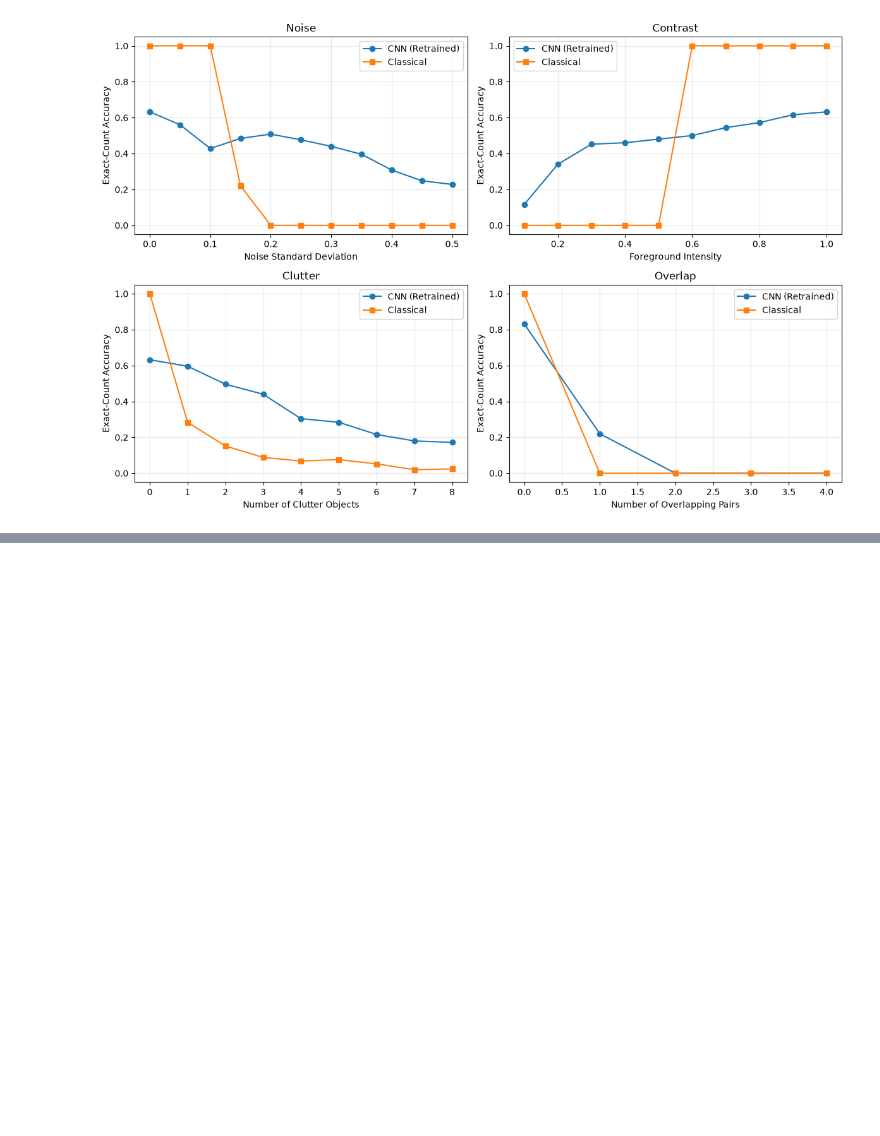
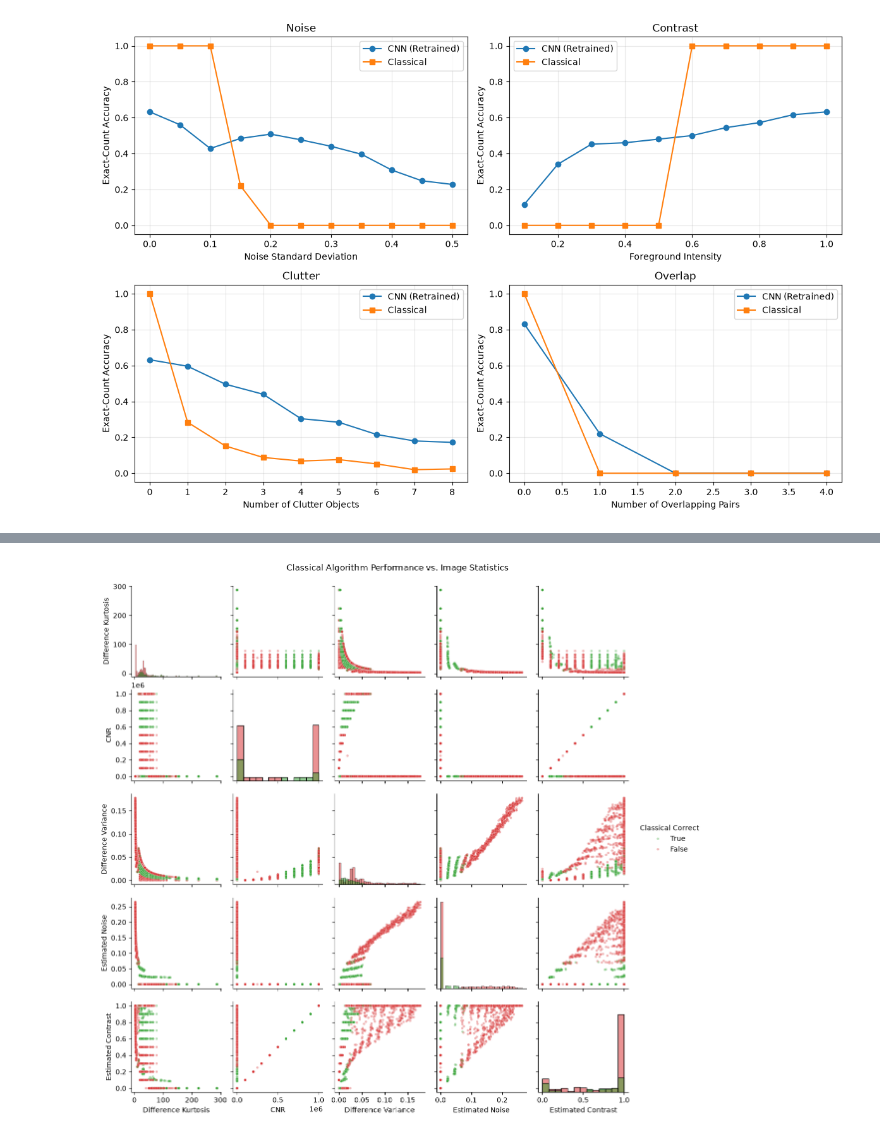
Before and after one commit to ruc-practical-ai-fall-2026/lectures, a Jupyter notebook: class-07/notebooks/01_use_case_selection_example.ipynb, the cells around one changed output, grey strips where cells are left out. Cells and saved outputs as stored; diff of their text form; code cells hidden in the pictures; blank space fills up the shorter version.

```diff
--- a/class-07/notebooks/01_use_case_selection_example.ipynb
+++ b/class-07/notebooks/01_use_case_selection_example.ipynb
@@ -1323,0 +1585,36 @@ plt.show()
+# %%
+import pandas as pd
+import seaborn as sns
+
+df = pd.DataFrame(features)
+
+df["Classical Correct"] = y_pred_classical_stats == y_stats
+df["CNN Correct"] = y_pred_cnn_stats == y_stats
+
+selected_features = [
+    "Difference Kurtosis",
+    "CNR",
+    "Difference Variance",
+    "Estimated Noise",
+    "Estimated Contrast",
+]
+
+g = sns.pairplot(
+    df,
+    vars=selected_features,
+    hue="Classical Correct",
+    hue_order=[True, False],
+    palette={True: "tab:green", False: "tab:red"},
+    diag_kind="hist",
+    plot_kws={"alpha": 0.35, "s": 12},
+    height=2.2,
+)
+
+g.figure.suptitle(
+    "Classical Algorithm Performance vs. Image Statistics",
+    y=1.02,
+)
+
+plt.show()
+# %% [output]
+[figure, added]
```
Also changed, not shown: parts of 28 cells of this notebook.
